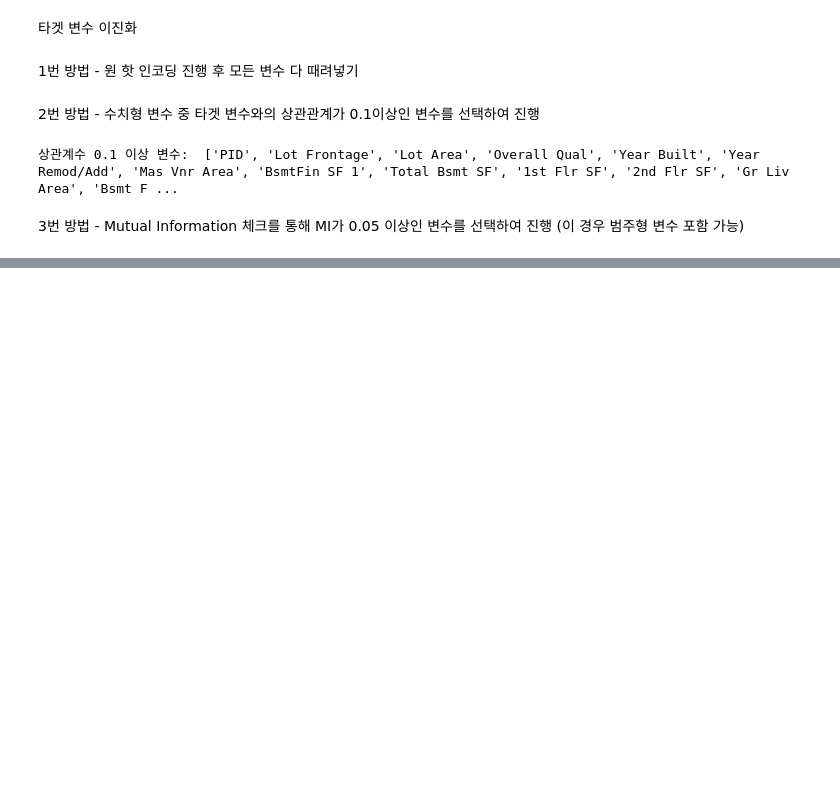
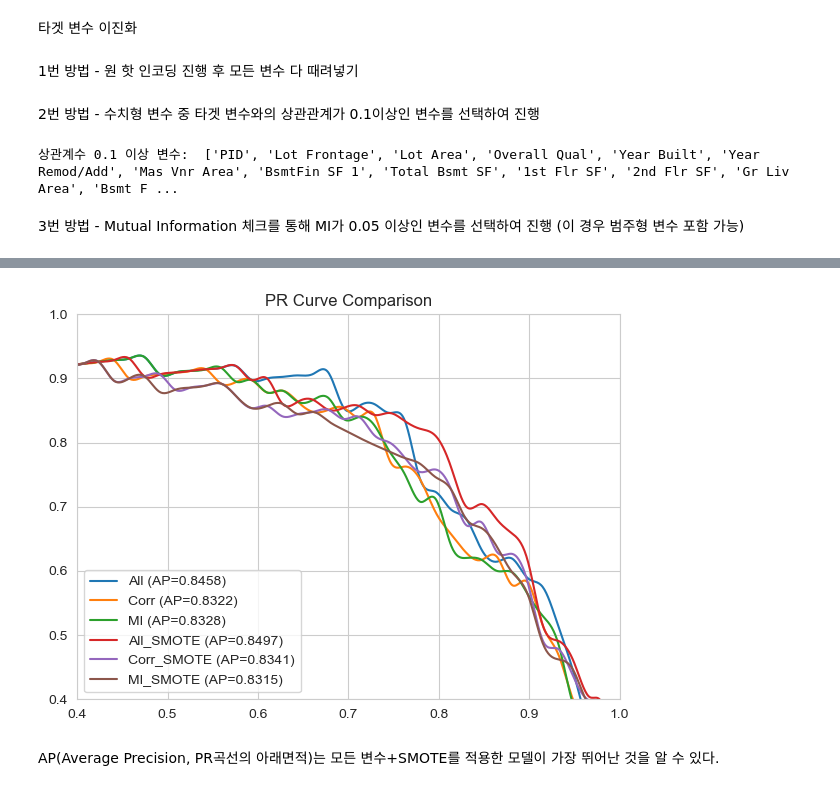
Before and after one commit to dobi02/datamining2025, a Jupyter notebook: LogisticRegression.ipynb, the cells around one changed output, grey strips where cells are left out. Cells and saved outputs as stored; diff of their text form; code cells hidden in the pictures; blank space fills up the shorter version.

```diff
--- a/LogisticRegression.ipynb
+++ b/LogisticRegression.ipynb
@@ -193,0 +436,34 @@ report_df
+# %%
+# PR Curve Smoothing + AP 4자리 출력 함수
+def plot_smooth_pr(ax, model, X_test, y_test, label_name, color=None, linestyle='-'):
+    y_score = model.predict_proba(X_test)[:, 1]
+    precision, recall, _ = precision_recall_curve(y_test, y_score)
+
+    recall, idx = np.unique(recall, return_index=True)
+    precision = precision[idx]
+
+    recall_smooth = np.linspace(recall.min(), recall.max(), 1000)
+    spl = make_interp_spline(recall, precision, k=3)
+    precision_smooth = spl(recall_smooth)
+
+    ap = average_precision_score(y_test, y_score)
+    ax.plot(recall_smooth, precision_smooth, label=f'{label_name} (AP={ap:.4f})', linestyle=linestyle, color=color)
+
+fig, ax = plt.subplots(figsize=(7, 5))
+
+plot_smooth_pr(ax, model1, X_test1, y_test, 'All')
+plot_smooth_pr(ax, model2, X_test2, y_test, 'Corr')
+plot_smooth_pr(ax, model3, X_test3, y_test, 'MI')
+plot_smooth_pr(ax, model1_2, X_test4, y_test, 'All_SMOTE')
+plot_smooth_pr(ax, model2_2, X_test5, y_test, 'Corr_SMOTE')
+plot_smooth_pr(ax, model3_2, X_test6, y_test, 'MI_SMOTE')
+
+plt.xlim(0.4, 1)
+plt.ylim(0.4, 1)
+plt.title('PR Curve Comparison')
+plt.legend()
+plt.show()
+# %% [output]
+[figure, added]
+# %% [markdown]
+AP(Average Precision, PR곡선의 아래면적)는 모든 변수+SMOTE를 적용한 모델이 가장 뛰어난 것을 알 수 있다.
```
Also changed, not shown: parts of 27 cells of this notebook.
